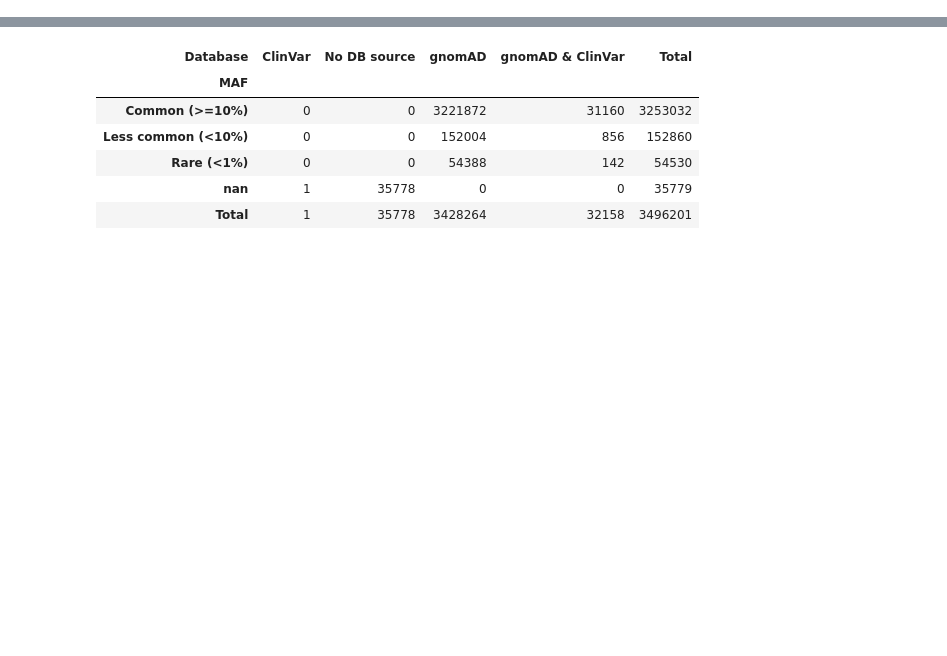
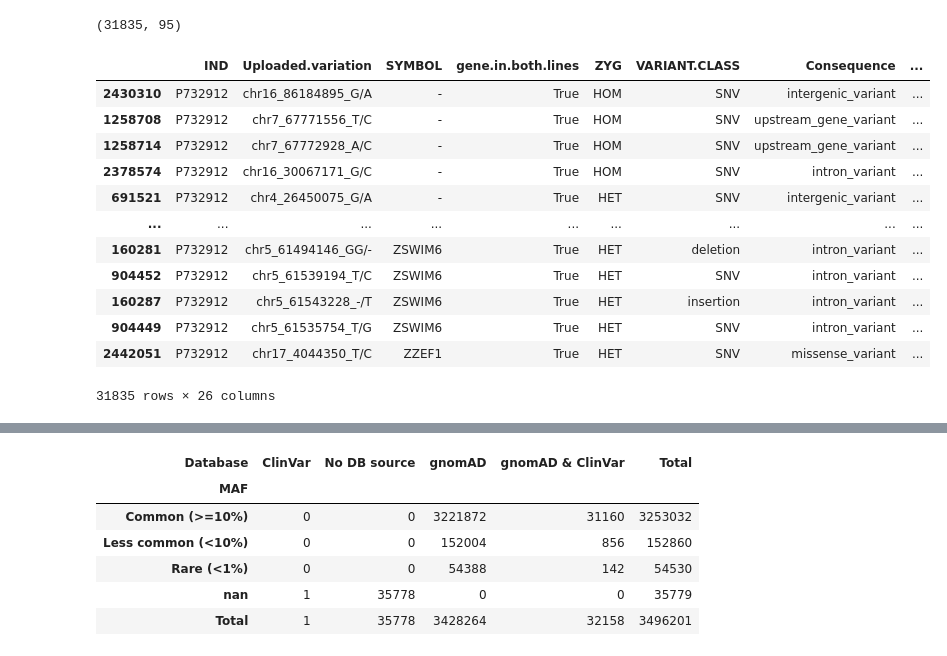
Before and after one commit to Mfpfox/WGS, a Jupyter notebook: 5-annotation/3-interpret/4-final-Interactive-1.ipynb, the cells around one changed output, grey strips where cells are left out. Saved outputs shown, nothing was run; the diff lists cells and outputs as text; code cells hidden in the pictures; blank space fills up the shorter version.

```diff
--- a/5-annotation/3-interpret/4-final-Interactive-1.ipynb
+++ b/5-annotation/3-interpret/4-final-Interactive-1.ipynb
@@ -250,0 +493,23 @@ cad63.to_csv('4-cad63-snv-indel-3701014.csv', index=False)
+# %%
+# patho12 = cad12[cad12['ClinVar'] == 'PATHO']
+# print(patho12.shape)
+# patho12[keepme].sort_values(['SYMBOL'])
+
+benign12 = cad12[cad12['ClinVar'] == 'BENIGN']
+print(benign12.shape)
+benign12[keepme].sort_values(['SYMBOL'])
+# %% [output]
+(31835, 95)
+|  | IND | Uploaded.variation | SYMBOL | gene.in.both.lines | ZYG | VARIANT.CLASS | Consequence | ... |
+| 2430310 | P732912 | chr16_86184895_G/A | - | True | HOM | SNV | intergenic_variant | ... |
+| 1258708 | P732912 | chr7_67771556_T/C | - | True | HOM | SNV | upstream_gene_variant | ... |
+| 1258714 | P732912 | chr7_67772928_A/C | - | True | HOM | SNV | upstream_gene_variant | ... |
+| 2378574 | P732912 | chr16_30067171_G/C | - | True | HOM | SNV | intron_variant | ... |
+| 691521 | P732912 | chr4_26450075_G/A | - | True | HET | SNV | intergenic_variant | ... |
+| ... | ... | ... | ... | ... | ... | ... | ... | ... |
+| 160281 | P732912 | chr5_61494146_GG/- | ZSWIM6 | True | HET | deletion | intron_variant | ... |
+| 904452 | P732912 | chr5_61539194_T/C | ZSWIM6 | True | HET | SNV | intron_variant | ... |
+| 160287 | P732912 | chr5_61543228_-/T | ZSWIM6 | True | HET | insertion | intron_variant | ... |
+| 904449 | P732912 | chr5_61535754_T/G | ZSWIM6 | True | HET | SNV | intron_variant | ... |
+| 2442051 | P732912 | chr17_4044350_T/C | ZZEF1 | True | HET | SNV | missense_variant | ... |
+31835 rows × 26 columns
```
Also changed, not shown: parts of 95 cells of this notebook, 51 other files.
